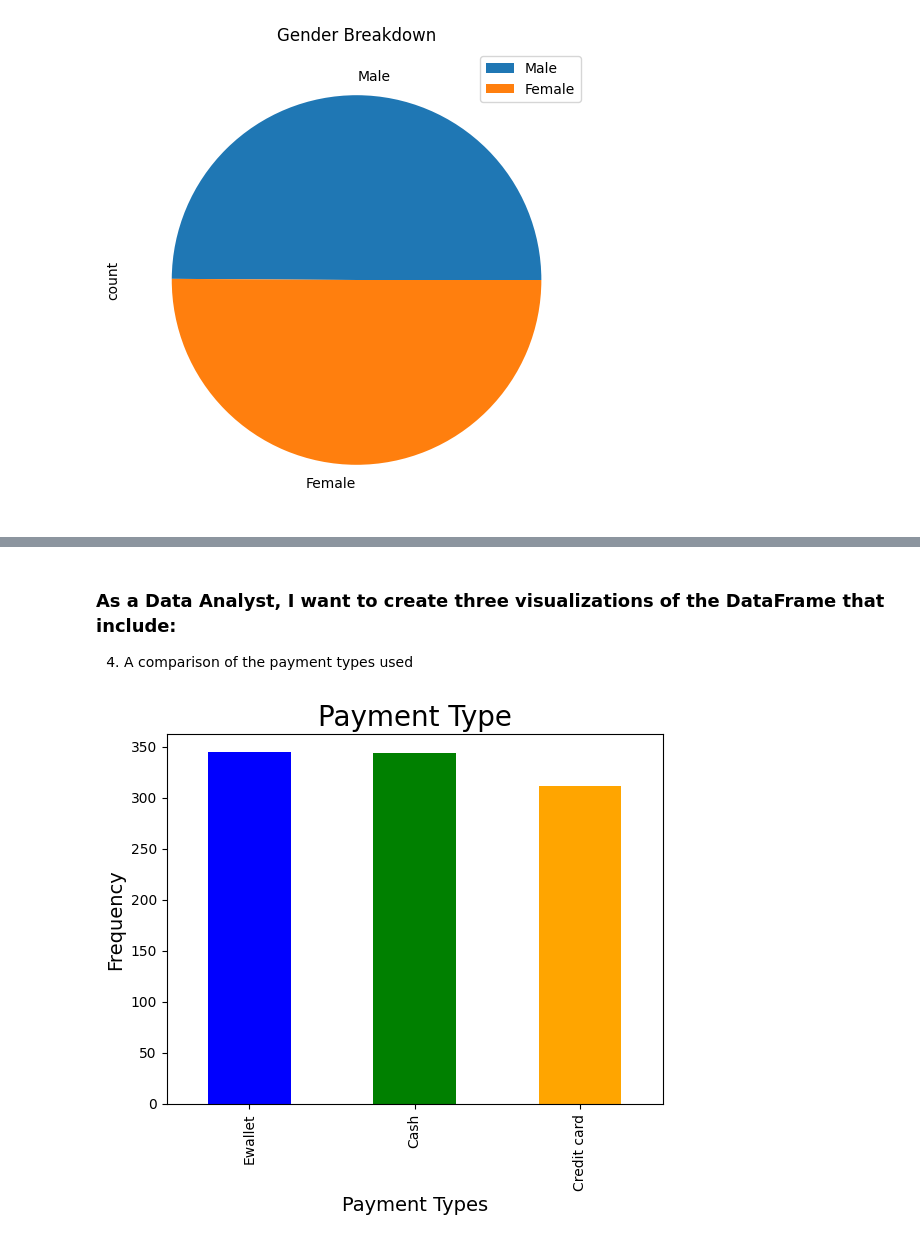
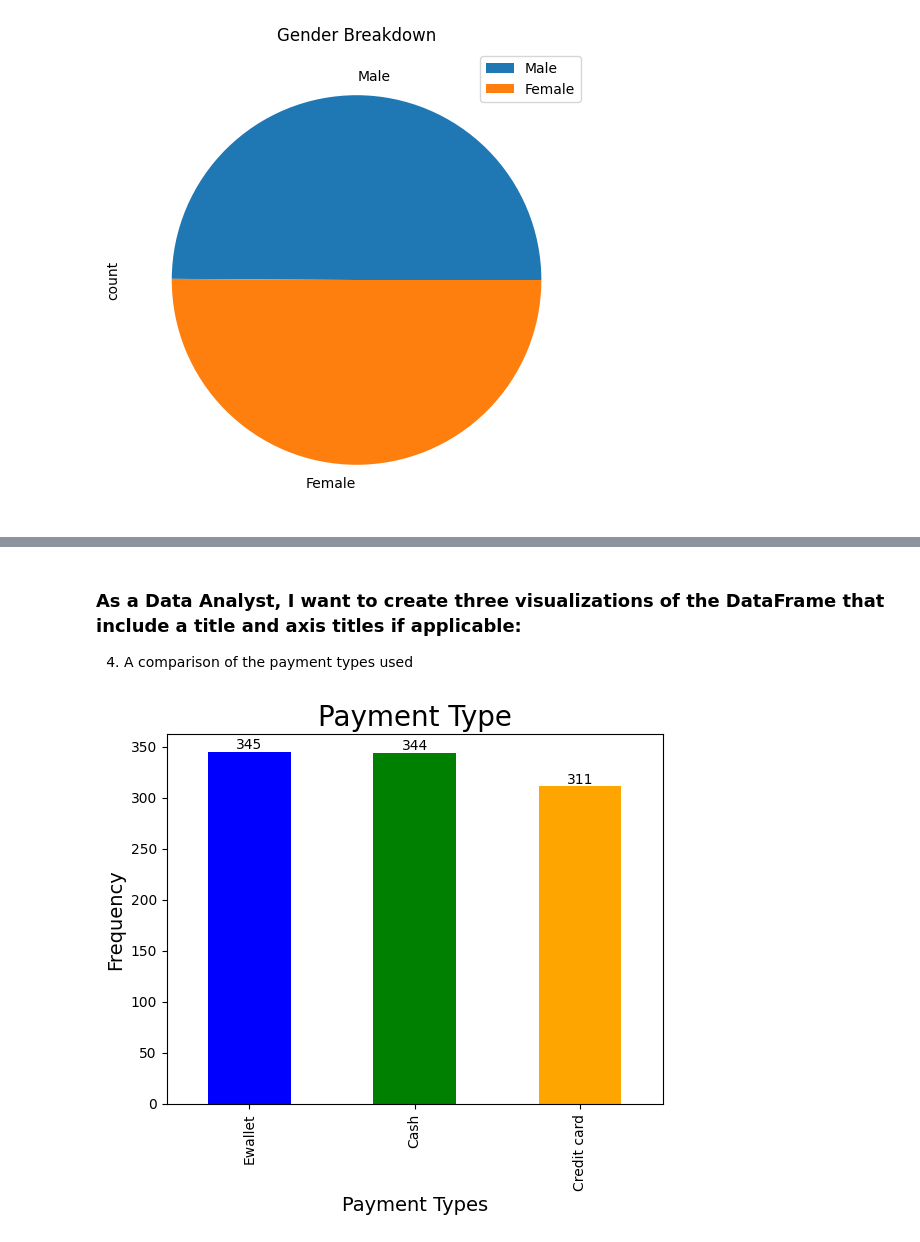
Before and after one commit to JenVega09/ExploratoryDataAnalysis, a Jupyter notebook: exploratory_data_analysis.ipynb, the cells around one changed output, grey strips where cells are left out. Saved outputs shown, nothing was run; the diff lists cells and outputs as text; code cells hidden in the pictures.

```diff
--- a/exploratory_data_analysis.ipynb
+++ b/exploratory_data_analysis.ipynb
@@ -144,15 +147,16 @@ plt.ylabel("Sales", fontsize = 14);
 # %% [markdown]
-### As a Data Analyst, I want to create **three** visualizations of the DataFrame that include:
+### As a Data Analyst, I want to create **three** visualizations of the DataFrame that include a title and axis titles if applicable:
 4. A comparison of the payment types used
 # %%
 payment_query="SELECT Payment, COUNT(*) AS Count FROM sales GROUP BY Payment ORDER by Count DESC"
 payment_type_df=pd.read_sql_query(payment_query,mydb)
 payment_type_df
 
 payment_counts = filtered_df["Payment"].value_counts()
-payment_counts.plot.bar(color=["blue","green","orange"])
+payment_plot = payment_counts.plot.bar(color=["blue","green","orange"])
+payment_plot.bar_label(payment_plot.containers[0])
 plt.title("Payment Type", size = 20);
 plt.xlabel("Payment Types", size = 14);
 plt.ylabel("Frequency", size = 14);
 # %% [output]
-[figure, old version]
+[figure, new version]
```
Also changed, not shown: parts of 12 cells of this notebook.
